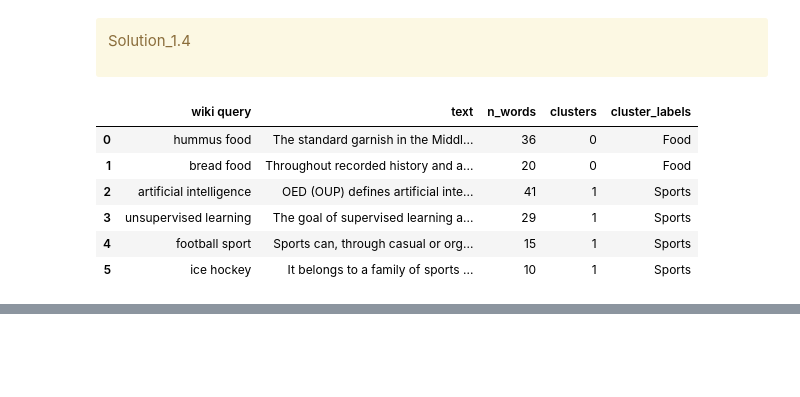
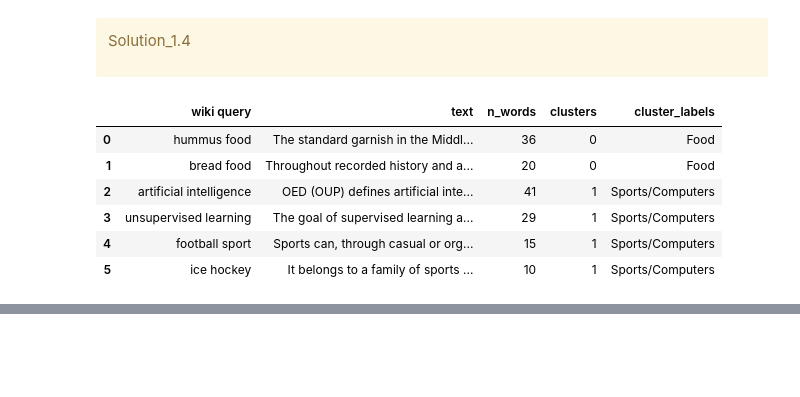
Before and after one commit to rebeccaachang/cpsc330, a Jupyter notebook: hw/hw6/hw6.ipynb, the cells around one changed output, grey strips where cells are left out. Saved outputs shown, nothing was run; the diff lists cells and outputs as text; code cells hidden in the pictures.

```diff
--- a/hw/hw6/hw6.ipynb
+++ b/hw/hw6/hw6.ipynb
@@ -178,7 +178,7 @@ new_df = pd.DataFrame(
 # %%
 kmeans_wiki = KMeans(random_state=42, n_clusters=3)
 kmeans_labels = ["Sports", "Food", "Computers"]
-kmeans_labels_dict = {0: "Sports", 1: "Food", 2: "Computers"}
+kmeans_labels_dict = {0: "Sports/Food", 1: "Computers", 2: "Computer2?"}
 kmeans_wiki.fit(X_counts)
 wiki_df_new = wiki_df.copy()
 wiki_df_new["clusters"] = kmeans_wiki.predict(X_counts)
@@ -284,24 +284,25 @@ Solution_1.4
 
 </div>
 # %%
-kmeans_labels_dict = {0: "Food", 1: "Sports", 2: "Computers"}
+kmeans_labels_dict = {0: "Food", 1: "Sports/Computers"}
 
+#with no noise points
 dbscan = DBSCAN(eps=8.5, min_samples=2)
 # dbscan.fit(emb_sents)
 wiki_df_new_embDBSCAN = wiki_df.copy()
 wiki_df_new_embDBSCAN["clusters"] = dbscan.fit_predict(emb_sents)
 wiki_df_new_embDBSCAN
 
 cluster_labels_embDBSCAN = []
 for row in wiki_df_new_embDBSCAN["clusters"]:
     cluster_labels_embDBSCAN.append(kmeans_labels_dict[row])
 wiki_df_new_embDBSCAN["cluster_labels"] = cluster_labels_embDBSCAN
 wiki_df_new_embDBSCAN
 # %% [output]
 |  | wiki query | text | n_words | clusters | cluster_labels |
 | 0 | hummus food | The standard garnish in the Middl... | 36 | 0 | Food |
 | 1 | bread food | Throughout recorded history and a... | 20 | 0 | Food |
-| 2 | artificial intelligence | OED (OUP) defines artificial inte... | 41 | 1 | Sports |
-| 3 | unsupervised learning | The goal of supervised learning a... | 29 | 1 | Sports |
-| 4 | football sport | Sports can, through casual or org... | 15 | 1 | Sports |
-| 5 | ice hockey | It belongs to a family of sports ... | 10 | 1 | Sports |
+| 2 | artificial intelligence | OED (OUP) defines artificial inte... | 41 | 1 | Sports/Computers |
+| 3 | unsupervised learning | The goal of supervised learning a... | 29 | 1 | Sports/Computers |
+| 4 | football sport | Sports can, through casual or org... | 15 | 1 | Sports/Computers |
+| 5 | ice hockey | It belongs to a family of sports ... | 10 | 1 | Sports/Computers |
```
Also changed, not shown: parts of 4 cells of this notebook.
